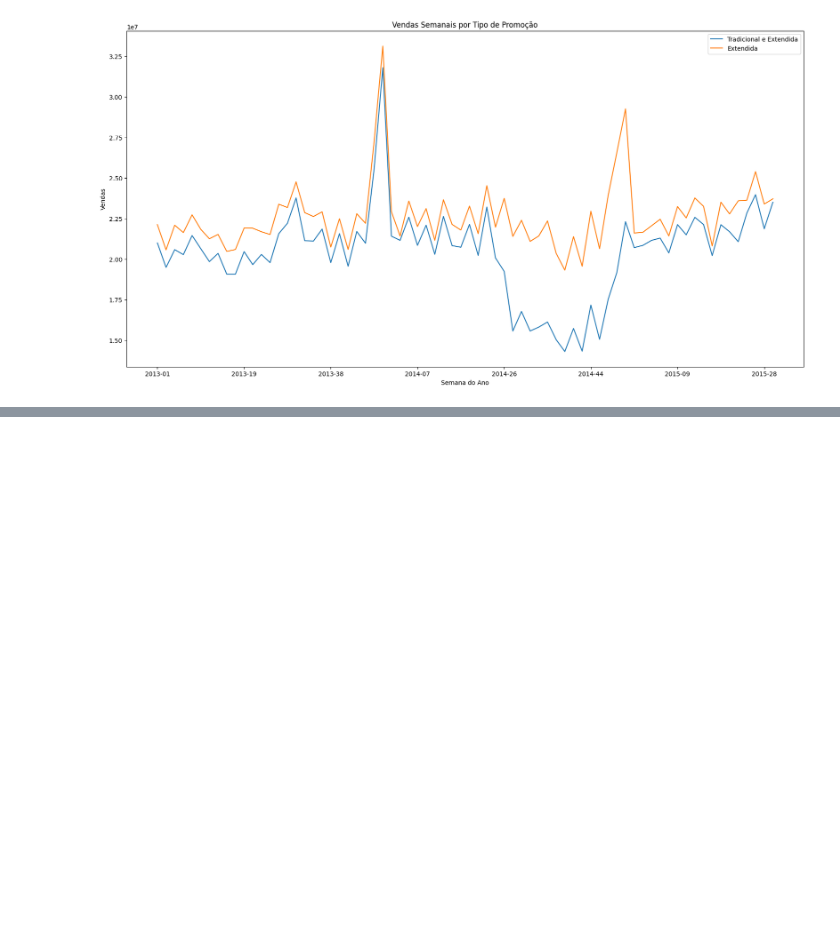
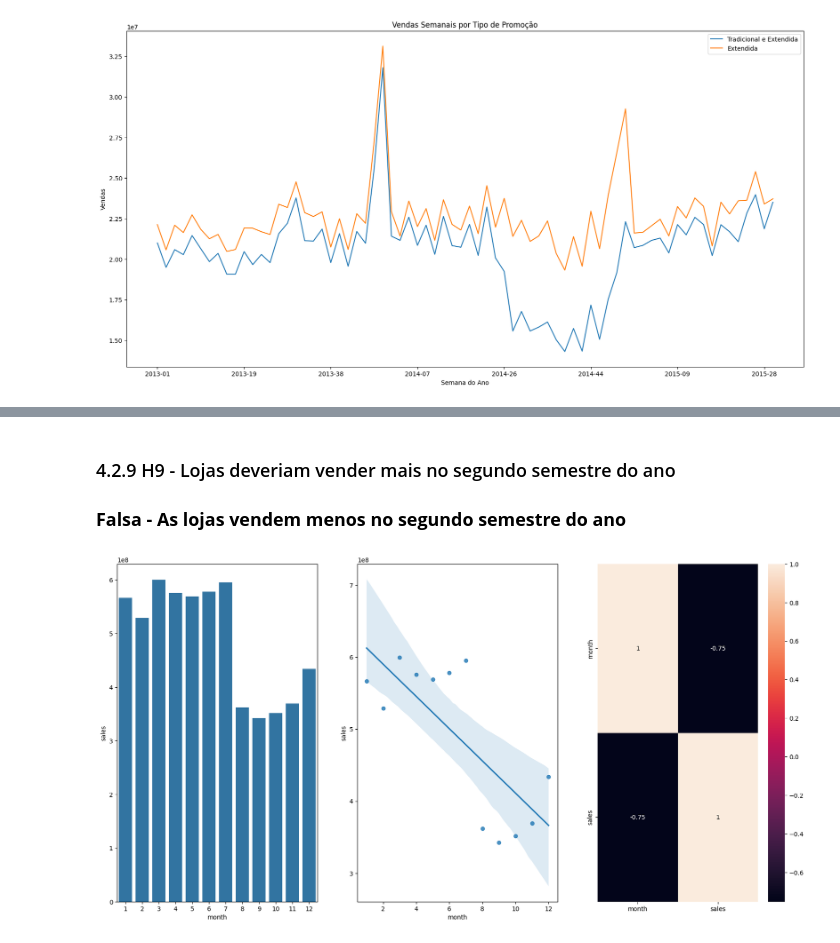
Before and after one commit to leprado06/rossmann, a Jupyter notebook: notebook/v1.ipynb, the cells around one changed output, grey strips where cells are left out. Saved outputs shown, nothing was run; the diff lists cells and outputs as text; code cells hidden in the pictures; blank space fills up the shorter version.

```diff
--- a/notebook/v1.ipynb
+++ b/notebook/v1.ipynb
@@ -601,0 +636,17 @@ plt.show()
+# %% [markdown]
+### 4.2.9 H9 - Lojas deveriam vender mais no segundo semestre do ano
+### **Falsa - As lojas vendem menos no segundo semestre do ano**
+# %%
+aux1 = df4[['month', 'sales']].groupby('month').sum().reset_index()
+
+plt.figure(figsize=(20, 10))
+
+plt.subplot(1,3,1)
+sns.barplot(x='month', y='sales', data=aux1);
+plt.subplot(1,3,2)
+sns.regplot(x='month', y='sales', data=aux1);
+plt.subplot(1,3,3)
+sns.heatmap(aux1.corr(method='pearson'),annot = True);
+plt.show()
+# %% [output]
+[figure, added]
```
Also changed, not shown: parts of 12 cells of this notebook.
